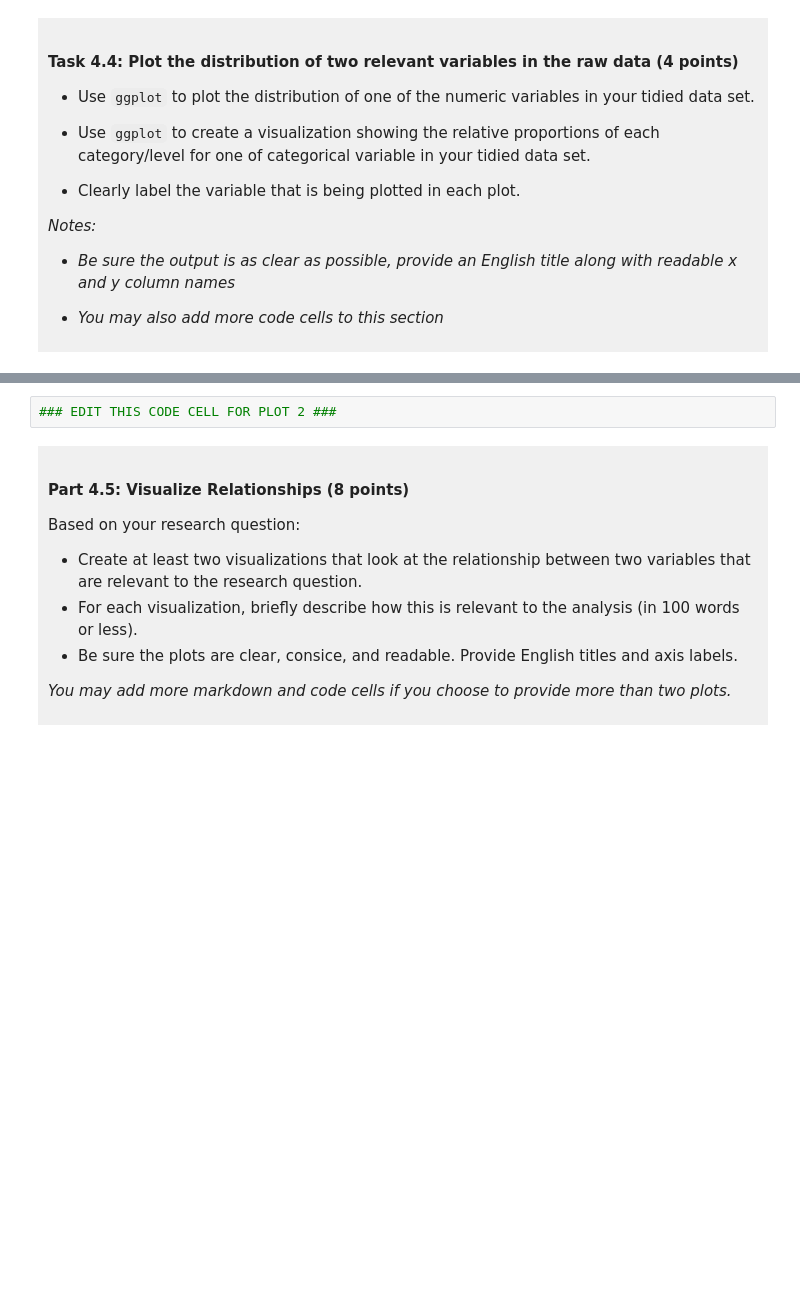
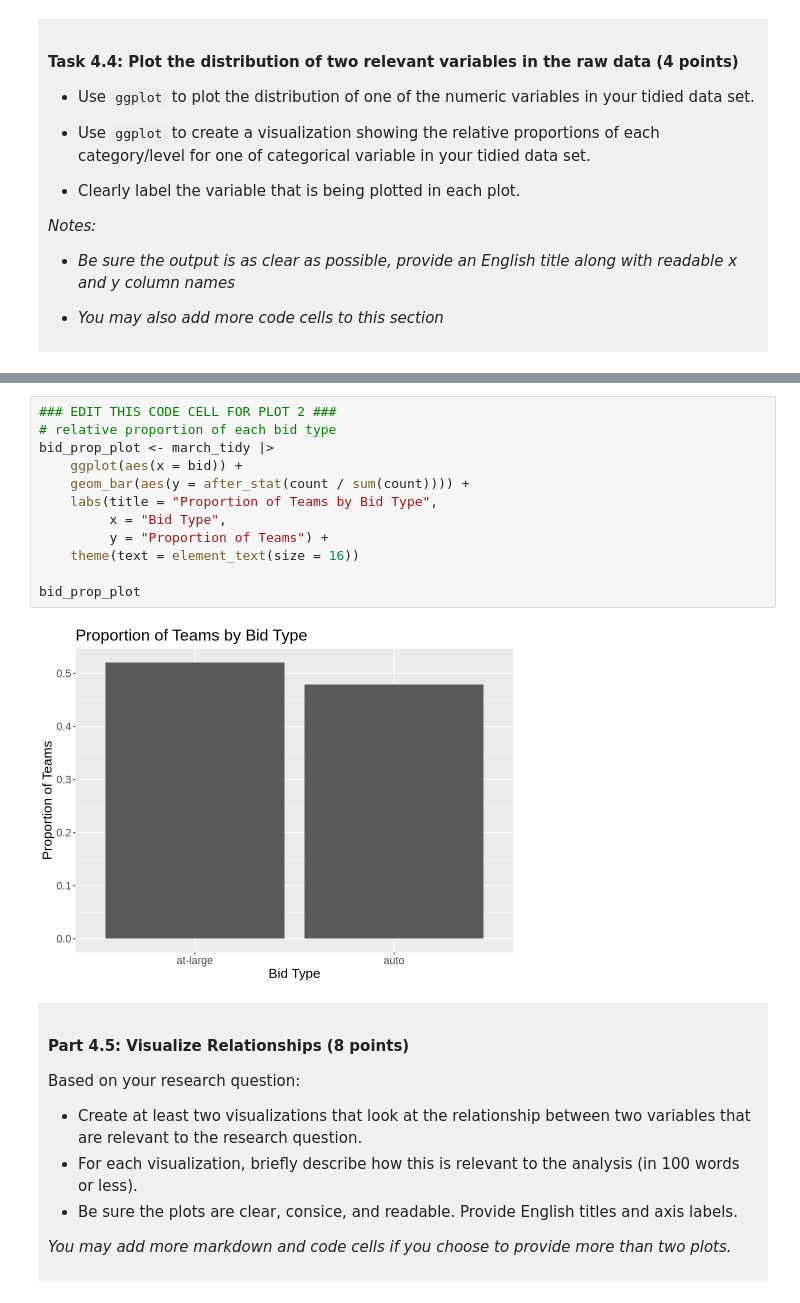
Before and after one commit to slapsysmum/dsci-100-project-pengbo-li, a Jupyter notebook: dsci-100-project-notebook.ipynb, the cells around one changed output, grey strips where cells are left out. Saved outputs shown, nothing was run; the diff lists cells and outputs as text; blank space fills up the shorter version.

```diff
--- a/dsci-100-project-notebook.ipynb
+++ b/dsci-100-project-notebook.ipynb
@@ -316,5 +365,17 @@ You will refine your research question (if needed) and produce a tidy data set.
 # %%
 ### EDIT THIS CODE CELL FOR PLOT 2 ###
+# relative proportion of each bid type
+bid_prop_plot <- march_tidy |>
+    ggplot(aes(x = bid)) +
+    geom_bar(aes(y = after_stat(count / sum(count)))) +
+    labs(title = "Proportion of Teams by Bid Type",
+         x = "Bid Type",
+         y = "Proportion of Teams") +
+    theme(text = element_text(size = 16))
+
+bid_prop_plot
+# %% [output]
+[figure, added]
 # %% [markdown]
 <div style="background-color: #f0f0f0; padding: 10px;">
 
```
Also changed, not shown: parts of 9 cells of this notebook.
